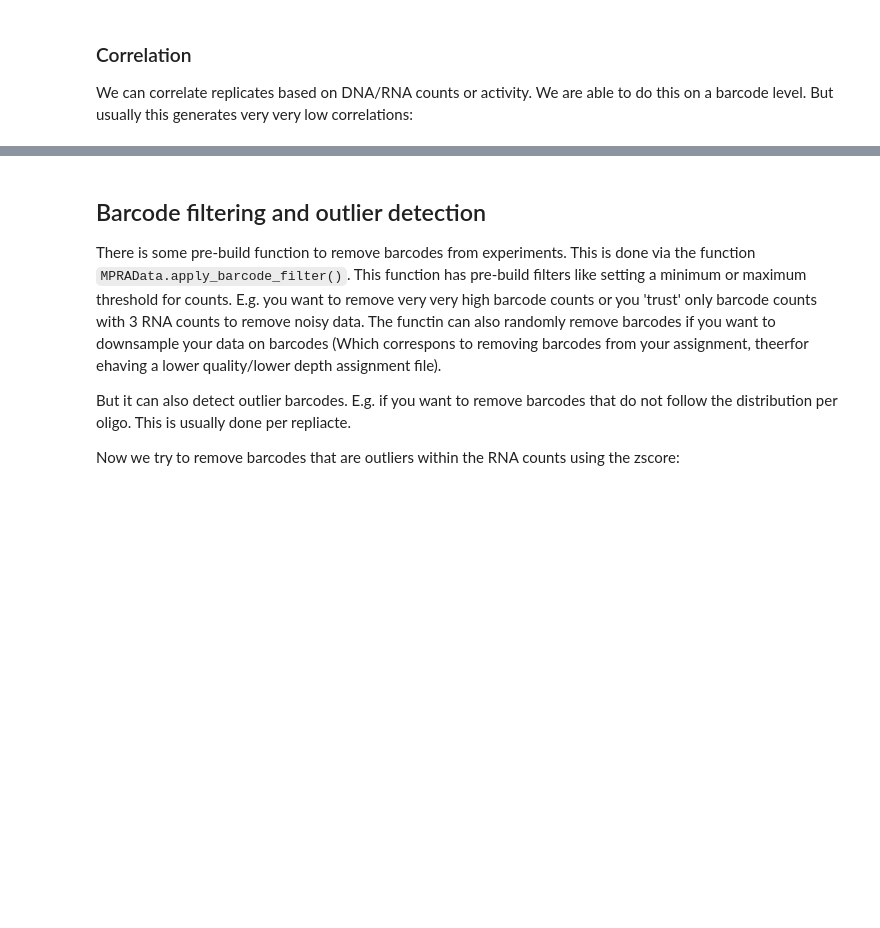
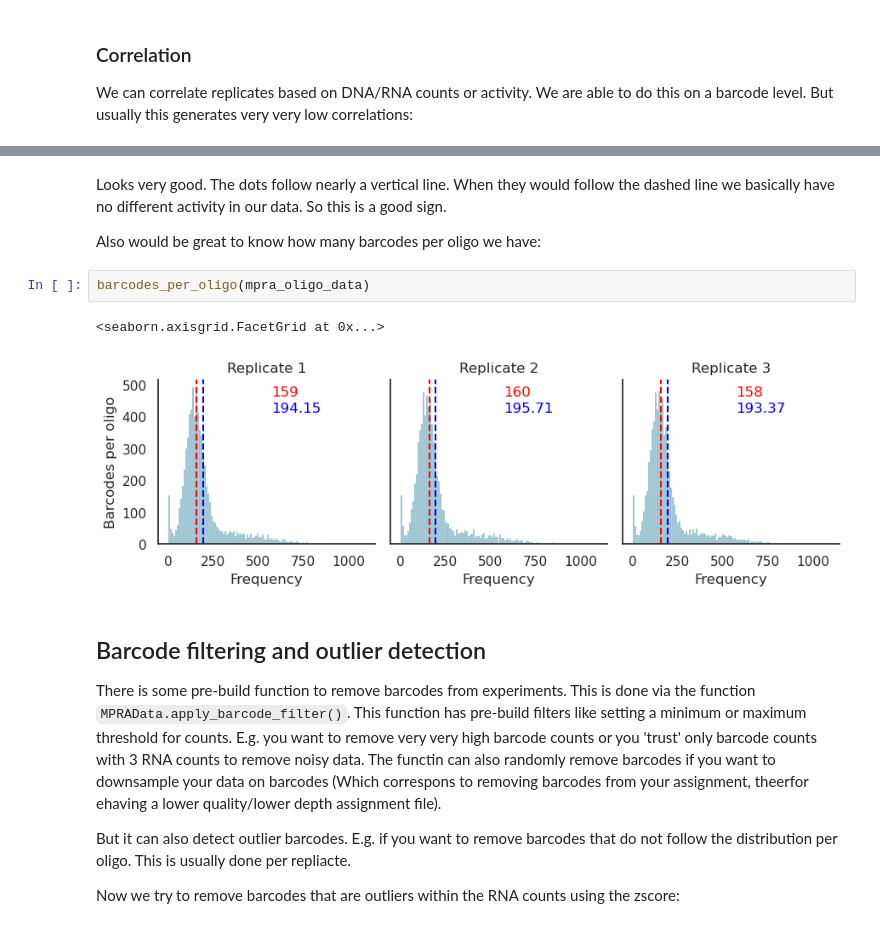
Before and after one commit to kircherlab/MPRAlib, a Jupyter notebook: examples/mpralib.ipynb, the cells around one changed output, grey strips where cells are left out. Saved outputs shown, nothing was run; the diff lists cells and outputs as text; blank space fills up the shorter version.

```diff
--- a/examples/mpralib.ipynb
+++ b/examples/mpralib.ipynb
@@ -167,3 +183,12 @@ Number of oligos per individual replicate, using BC threshold 50
+# %% [markdown]
+Looks very good. The dots follow nearly a vertical line. When they would follow the dashed line we basically have no different activity in our data. So this is a good sign.
+
+Also would be great to know how many barcodes per oligo we have:
+# %%
+barcodes_per_oligo(mpra_oligo_data)
+# %% [output]
+<seaborn.axisgrid.FacetGrid at 0x...>
+[figure, added]
 # %% [markdown]
 ## Barcode filtering and outlier detection
 
```
Also changed, not shown: parts of 21 cells of this notebook, 1 other file.
